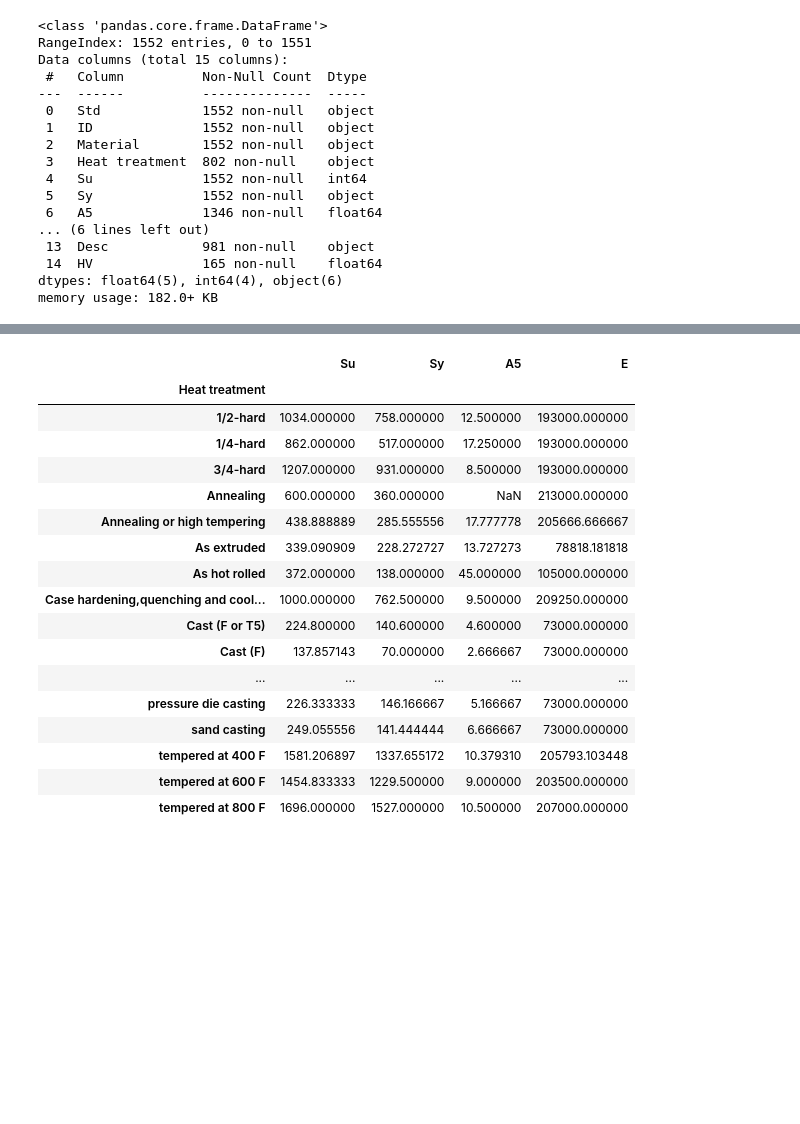
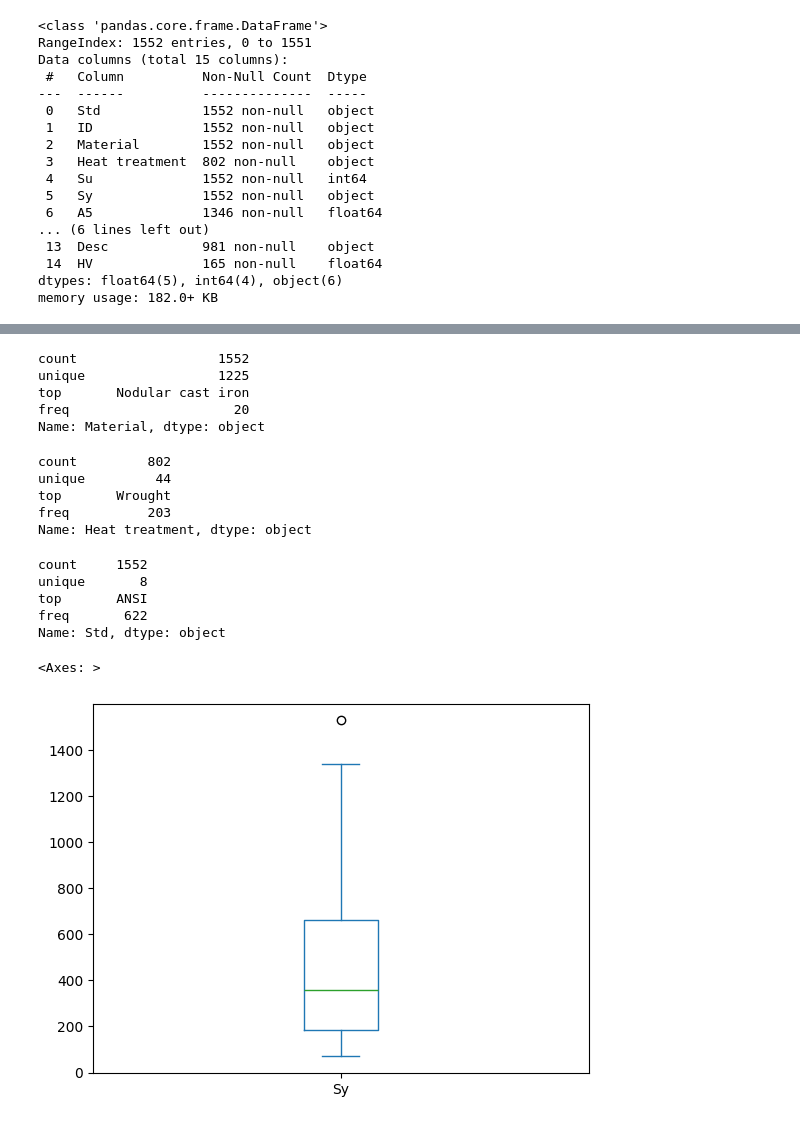
Before and after one commit to GALLP900/CodAcG_Github, a Jupyter notebook: Python_Projects/Materials Mechanical/MechanicalProperties.ipynb, the cells around one changed output, grey strips where cells are left out. Drawn from its saved outputs; the diff is of its cells as text; code cells hidden in the pictures; blank space fills up the shorter version.

```diff
--- a/Python_Projects/Materials Mechanical/MechanicalProperties.ipynb
+++ b/Python_Projects/Materials Mechanical/MechanicalProperties.ipynb
@@ -61,24 +73,32 @@ memory usage: 182.0+ KB
+# %%
+df["Material"].describe()
+# %% [output]
+count                  1552
+unique                 1225
+top       Nodular cast iron
+freq                     20
+Name: Material, dtype: object
+# %%
+df["Heat treatment"].describe()
+# %% [output]
+count         802
+unique         44
+top       Wrought
+freq          203
+Name: Heat treatment, dtype: object
+# %%
+df["Std"].describe()
+# %% [output]
+count     1552
+unique       8
+top       ANSI
+freq       622
+Name: Std, dtype: object
 # %%
 df["Sy"] = df["Sy"].str.extract(r'(\d+)')  # Extract only numbers
 df["Sy"] = df["Sy"].astype("int")  # Convert to integer
 # %%
-df.groupby(["Heat treatment"])[["Su", "Sy", "A5", "E"]].agg("mean")
+df.groupby(["Heat treatment"])[["Sy"]].agg("mean").plot(kind="box")
 # %% [output]
-|  | Su | Sy | A5 | E |
-| Heat treatment |  |  |  |  |
-| 1/2-hard | 1034.000000 | 758.000000 | 12.500000 | 193000.000000 |
-| 1/4-hard | 862.000000 | 517.000000 | 17.250000 | 193000.000000 |
-| 3/4-hard | 1207.000000 | 931.000000 | 8.500000 | 193000.000000 |
-| Annealing | 600.000000 | 360.000000 | NaN | 213000.000000 |
-| Annealing or high tempering | 438.888889 | 285.555556 | 17.777778 | 205666.666667 |
-| As extruded | 339.090909 | 228.272727 | 13.727273 | 78818.181818 |
-| As hot rolled | 372.000000 | 138.000000 | 45.000000 | 105000.000000 |
-| Case hardening,quenching and cool... | 1000.000000 | 762.500000 | 9.500000 | 209250.000000 |
-| Cast (F or T5) | 224.800000 | 140.600000 | 4.600000 | 73000.000000 |
-| Cast (F) | 137.857143 | 70.000000 | 2.666667 | 73000.000000 |
-| ... | ... | ... | ... | ... |
-| pressure die casting | 226.333333 | 146.166667 | 5.166667 | 73000.000000 |
-| sand casting | 249.055556 | 141.444444 | 6.666667 | 73000.000000 |
-| tempered at 400 F | 1581.206897 | 1337.655172 | 10.379310 | 205793.103448 |
-| tempered at 600 F | 1454.833333 | 1229.500000 | 9.000000 | 203500.000000 |
-| tempered at 800 F | 1696.000000 | 1527.000000 | 10.500000 | 207000.000000 |
+<Axes: >
+[figure, added]
```
Also changed, not shown: parts of 9 cells of this notebook, 1 other file.
